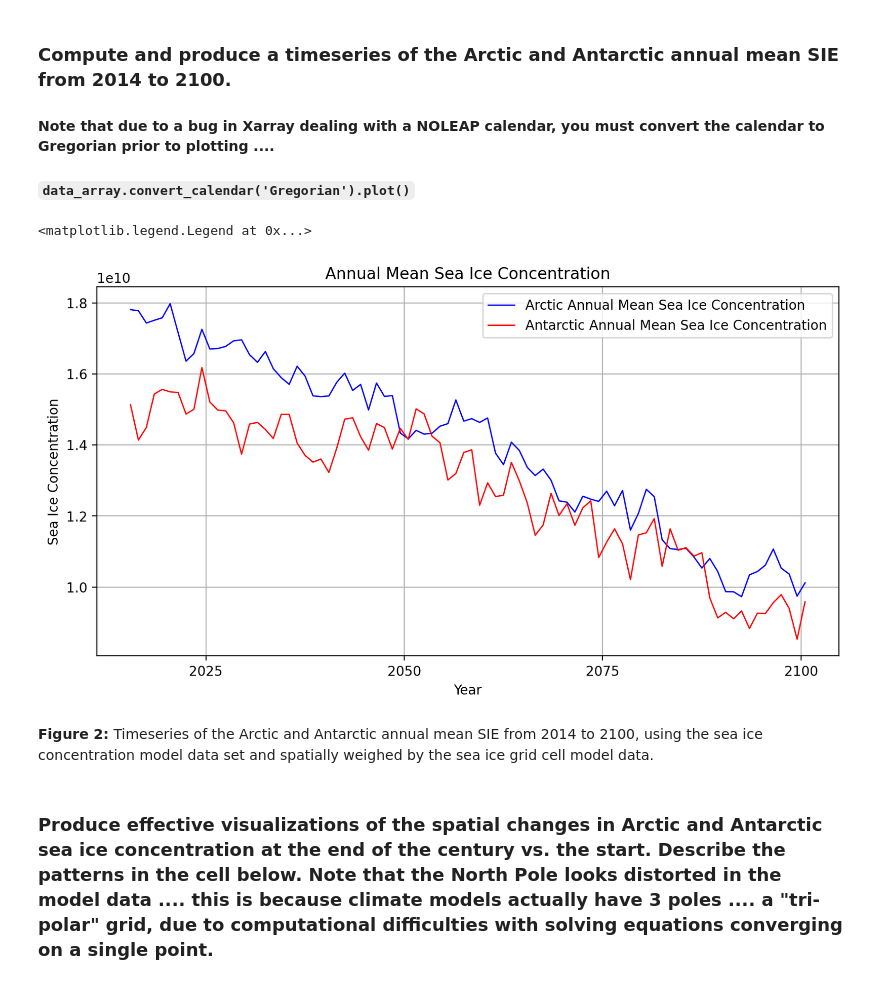
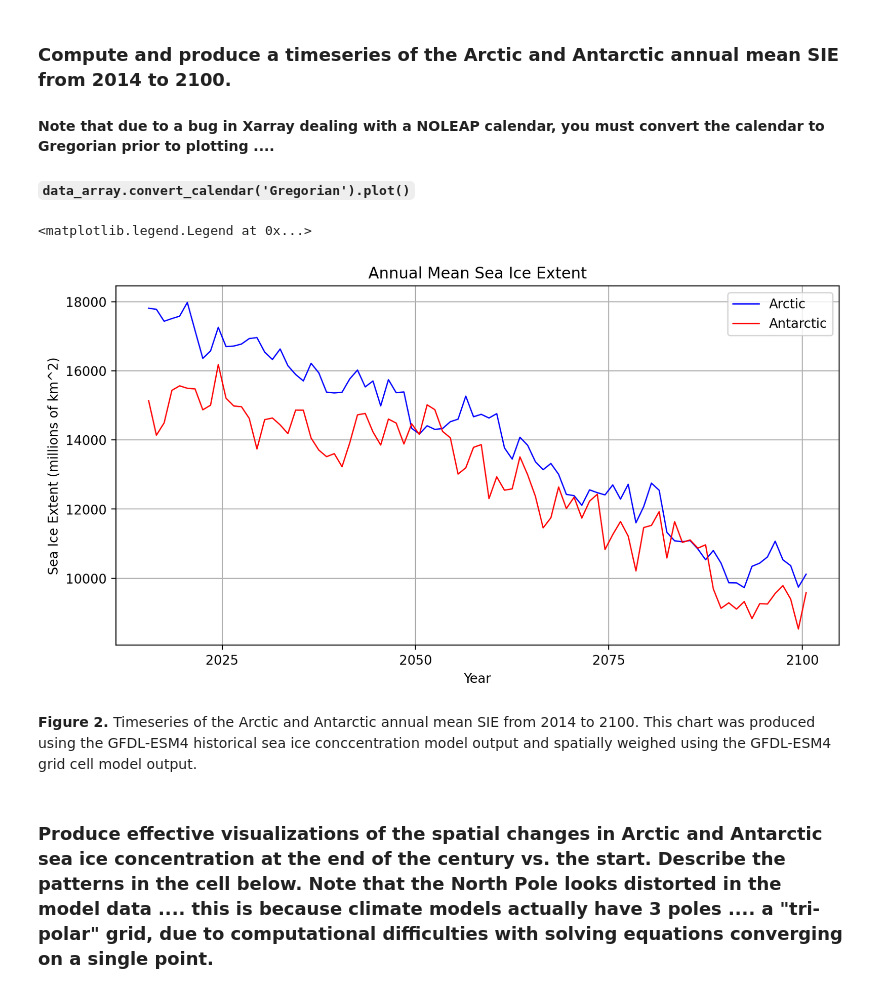
Before and after one commit to EES-3506-5506/Krzystek_Unit5, a Jupyter notebook: notebooks/SeaIce_ClimateModel_Analysis_Notebook.ipynb, the cells around one changed output. Drawn from its saved outputs; the diff is of its cells as text; code cells hidden in the pictures.

```diff
--- a/notebooks/SeaIce_ClimateModel_Analysis_Notebook.ipynb
+++ b/notebooks/SeaIce_ClimateModel_Analysis_Notebook.ipynb
@@ -239,35 +266,35 @@ Text(0.5, 25.722222222222214, 'Longitude')
 
 #### `data_array.convert_calendar('Gregorian').plot()`
 # %%
-arctic = gfdl_esm4_historical_siconc.sel(latitude=slice(55,90)) #.mean(dim=['latitude','longitude'])   #Slicing out the arctic region
-ant = gfdl_esm4_historical_siconc.sel(latitude=slice(-90,-55)) #.mean(dim=['latitude','longitude'])    #slicing out the antarctic region
+arctic = gfdl_esm4_historical_siconc.sel(latitude=slice(55,90))   #Slicing out the arctic region
+ant = gfdl_esm4_historical_siconc.sel(latitude=slice(-90,-55))    #slicing out the antarctic region
 
 grid_arctic = ((gfdl_esm4_cell_area*gfdl_esm4_historical_siconc).sel(latitude=slice(55,90)).mean(dim=['latitude','longitude']))  #Spatially weighting the arctic region
 grid_ant = ((gfdl_esm4_cell_area*gfdl_esm4_historical_siconc).sel(latitude=slice(-90,-55)).mean(dim=['latitude','longitude']))  #Spatially weighting the antarctic region
-grid_arctic_average = ml.util.annual_average(grid_arctic,tcoord='time')   #Averaging over each year from 2014-2100 in the arctic
-grid_antarctic_average = ml.util.annual_average(grid_ant,tcoord='time')   #Averaging over each year from 2014-2100 in the antarctic
+grid_arctic_average = ml.util.annual_average(grid_arctic,tcoord='time')/1000000   #Averaging over each year from 2014-2100 in the arctic
+grid_antarctic_average = ml.util.annual_average(grid_ant,tcoord='time')/1000000   #Averaging over each year from 2014-2100 in the antarctic
 #grid_arctic_average.convert_calendar('Gregorian').plot()  #Plotting the Arctic annual mean sea ice concentration from 2014-2100
 
 fig, ax = plt.subplots(figsize = (10, 5))
 grid_arctic_average.plot(ax=ax,
-        linewidth=1,label='Arctic Annual Mean Sea Ice Concentration',
+        linewidth=1,label='Arctic',
         color='blue')
 grid_antarctic_average.plot(ax=ax,
-        linewidth=1,label='Antarctic Annual Mean Sea Ice Concentration',
+        linewidth=1,label='Antarctic',
         color='red')
 
-ax.set_title('Annual Mean Sea Ice Concentration')
+ax.set_title('Annual Mean Sea Ice Extent')
 ## add axes labes:
-ax.set_ylabel('Sea Ice Concentration')
+ax.set_ylabel('Sea Ice Extent (millions of km^2)')
 ax.set_xlabel('Year')
 
 ax.grid(linestyle='-')
 ax.legend()
 # %% [output]
 <matplotlib.legend.Legend at 0x...>
-[figure, old version]
+[figure, new version]
 # %% [markdown]
-**Figure 2:** Timeseries of the Arctic and Antarctic annual mean SIE from 2014 to 2100, using the sea ice concentration model data set and spatially weighed by the sea ice grid cell model data.
+**Figure 2.** Timeseries of the Arctic and Antarctic annual mean SIE from 2014 to 2100. This chart was produced using the GFDL-ESM4 historical sea ice conccentration model output and spatially weighed using the GFDL-ESM4 grid cell model output.
 # %% [markdown]
 ### Produce effective visualizations of the spatial changes in Arctic and Antarctic sea ice concentration at the end of the century vs. the start. Describe the patterns in the cell below. Note that the North Pole looks distorted in the model data .... this is because climate models actually have 3 poles .... a "tri-polar" grid, due to computational difficulties with solving equations converging on a single point.
 
```
Also changed, not shown: parts of 4 cells of this notebook.
